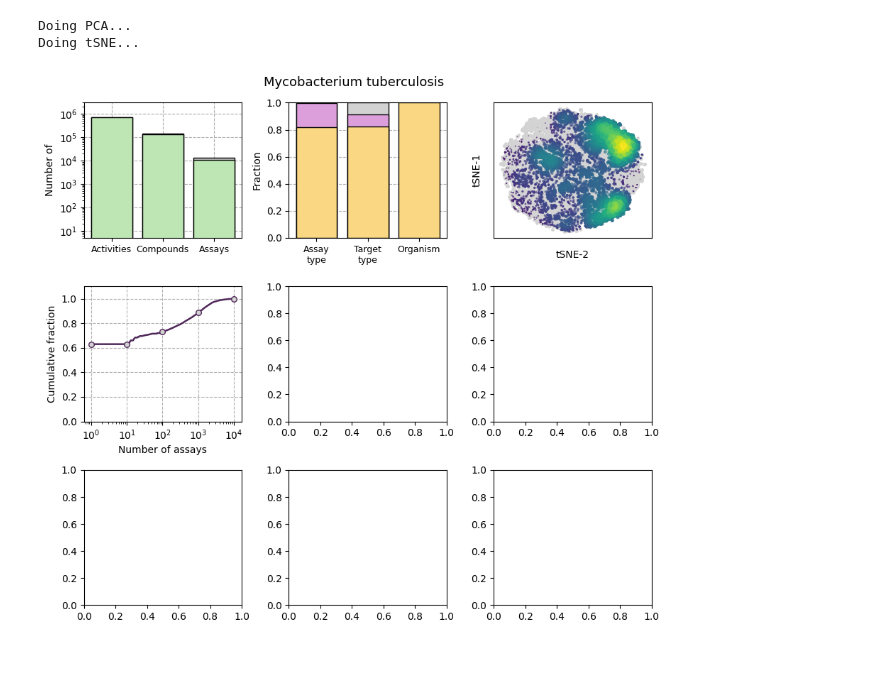
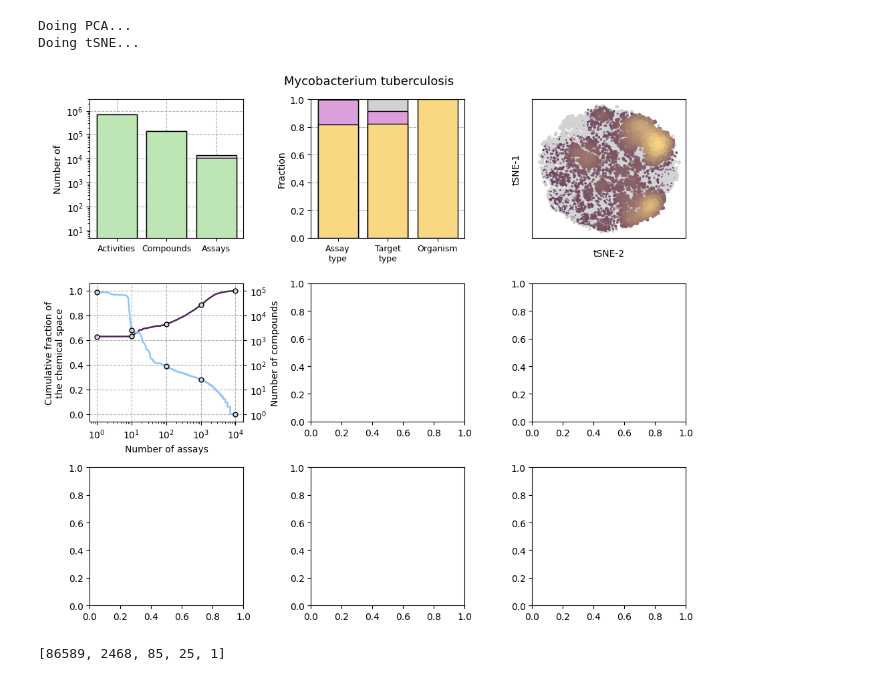
Before and after one commit to ersilia-os/chembl-antimicrobial-tasks, a Jupyter notebook: notebooks/diagnosis.ipynb, the cells around one changed output. Cells and saved outputs as stored; diff of their text form; code cells hidden in the pictures.

```diff
--- a/notebooks/diagnosis.ipynb
+++ b/notebooks/diagnosis.ipynb
@@ -217,8 +218,17 @@ for assay_id, activity_type, unit in tqdm(ASSAYS_CLEANED[["assay_id", "activity_
     CUM_CPDS = CUM_CPDS.union(ASSAY_TO_COMPOUNDS[(assay_id, activity_type, unit)])
     CUM_PROP.append(len(CUM_CPDS) / len(compounds_pathogen))
 ASSAYS_CLEANED['cum_prop'] = CUM_PROP
+CPDS = ASSAYS_CLEANED['cpds'].tolist()
+# %%
+def left_to_right(y_left):
+    return 10**(5*y_left)
+
+def right_to_left(y_right):
+    y_right = np.asarray(y_right)
+    y_right = np.maximum(y_right, 1e-100)
+    return np.log10(y_right) / 5
 # %%
-fig, ax = plt.subplots(3, 3, figsize=(9, 8))
+fig, ax = plt.subplots(3, 3, figsize=(10, 8.5))
 
 # Number of compounds, activities and assays
 ax[0][0].bar([0, 0], [activities_raw, activities_cleaned], color=['#D2D2D2', '#BEE6B4'], ec='k', zorder=2)
@@ -235,35 +245,49 @@ ax[0][0].set_ylabel("Number of")
 # Fraction assays
 ax[0][1].bar([0, 0, 0], assay_type, zorder=2, color=['#D2D2D2', '#DC9FDC', '#FAD782'], ec='k')
 ax[0][1].bar([1, 1, 1], target_type, zorder=2, color=['#D2D2D2', '#DC9FDC', '#FAD782'], ec='k')
 ax[0][1].bar([2, 2], assay_organism, zorder=2, color=['#D2D2D2', '#FAD782'], ec='k')
 ax[0][1].set_ylabel("Fraction")
 ax[0][1].set_ylim([0, 1])
 ax[0][1].grid(linestyle='--', zorder=-2)
 ax[0][1].set_xticks([0, 1, 2])
 ax[0][1].set_xticklabels(['Assay\ntype', 'Target\ntype', 'Organism'], size=9)
 
 # 2D visualization
 ax[0][2].scatter(emb[N_REF:][:, 0], emb[N_REF:][:, 1], s=5, c='lightgray')
-sc = scatter_density(ax[0][2], emb[:N_REF, :2], size_min=0, size_max=30, cmap=ersilia, alpha=0.7)  # colormap ersilia Y/P
+start_hex, end_hex = "#50285A", "#FAD782"
+cmap = mpl.colors.LinearSegmentedColormap.from_list("two_color", [start_hex, end_hex], N=256)
+sc = scatter_density(ax[0][2], emb[:N_REF, :2], size_min=0, size_max=30, cmap=cmap, alpha=0.7)
 ax[0][2].set_yticks([])
 ax[0][2].set_xticks([])
 ax[0][2].set_ylabel("tSNE-1", labelpad=12)
 ax[0][2].set_xlabel('tSNE-2', labelpad=12)
 
 # Cumulative fraction chemical space
-ax[1][0].set_ylim([0, 1.1])
+ax[1][0].set_ylim([-0.06, 1.06])
 ax[1][0].grid(linestyle='--', zorder=-2)
 ax[1][0].plot([i+1 for i in range(len(CUM_PROP))], CUM_PROP, c="#50285A", lw=1.8)
+ax[1][0].set_yticks([0, 0.2, 0.4, 0.6, 0.8, 1.0])
 x = [1, 10, 100, 1000, 10000]
 y = [CUM_PROP[i-1] for i in x]
-ax[1][0].scatter(x, y, zorder=2, ec="#50285A", s=30, c='#D2D2D2')
+ax[1][0].scatter(x, y, zorder=2, ec="k", s=25, c='#D2D2D2')
 ax[1][0].set_xlabel("Number of assays")
-ax[1][0].set_ylabel("Cumulative fraction")
+ax[1][0].set_ylabel("Cumulative fraction of\nthe chemical space")
 ax[1][0].set_xscale('log')
 ax[1][0].set_xticks([1, 10, 100, 1000, 10000])
+secax = ax[1][0].secondary_yaxis('right', functions=(left_to_right, right_to_left))
+secax.set_ylabel("Number of compounds")
+secax.set_yticks([1, 10, 100, 1_000, 10_000, 100_000])
+secax.set_yticklabels([r"$10^0$", r"$10^1$", r"$10^2$", r"$10^3$", r"$10^4$", r"$10^5$"])
+ax[1][0].plot([i+1 for i in range(len(CPDS))], right_to_left(CPDS), c="#8DC7FA", lw=1.8, zorder=2)
+y = [right_to_left(CPDS[i-1]) for i in x]
+ax[1][0].scatter(x, y, zorder=2, ec="k", s=25, c='#D2D2D2')
 
 plt.suptitle(pathogen, size=13)
 plt.tight_layout()
 plt.show()
 # %% [output]
-[figure, old version]
+[figure, new version]
+# %%
+[CPDS[i-1] for i in x]
+# %% [output]
+[86589, 2468, 85, 25, 1]
```
Also changed, not shown: parts of 1 cell of this notebook, 3 other files.
